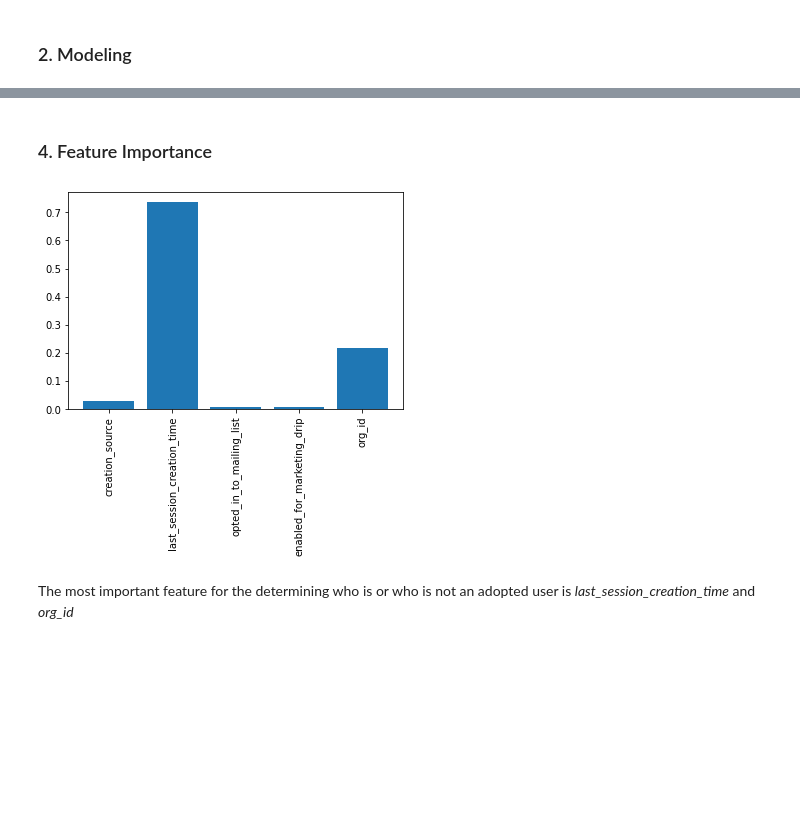
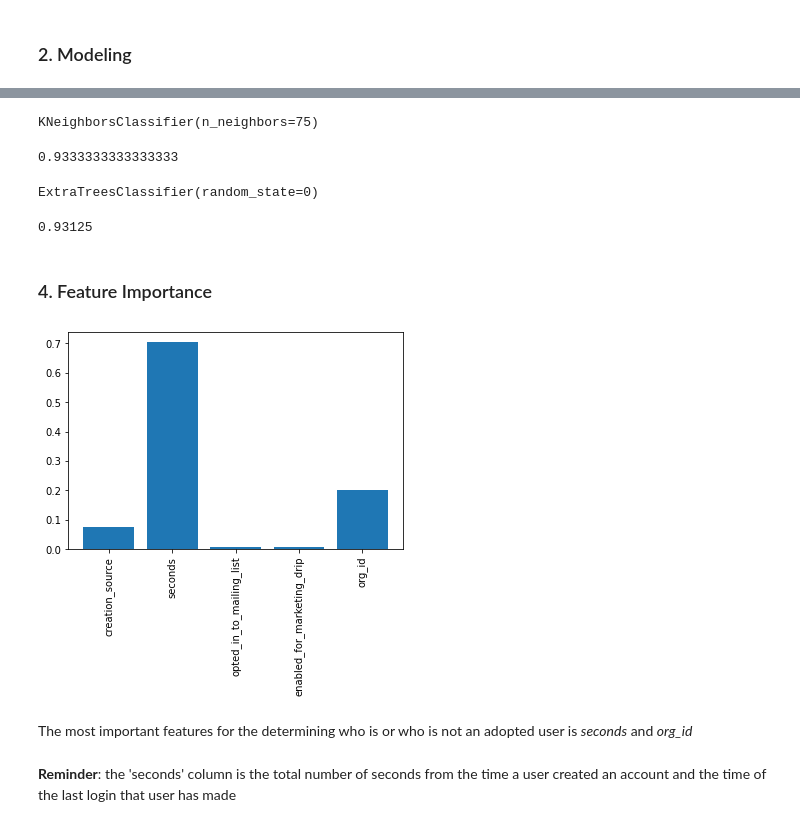
Before and after one commit to ursus123/relax_challenge, a Jupyter notebook: relax challenge.ipynb, the cells around one changed output, grey strips where cells are left out. Saved outputs shown, nothing was run; the diff lists cells and outputs as text; code cells hidden in the pictures; blank space fills up the shorter version.

```diff
--- a/relax challenge.ipynb
+++ b/relax challenge.ipynb
@@ -101,3 +110,6 @@ users['creation_source'].replace(['GUEST_INVITE', 'ORG_INVITE', 'SIGNUP', 'PERSO
+# %%
+#the number of seconds from time of creation to time of last login
+users['seconds']=users['last_session_creation_time']-users['creation_timestamp']
 # %%
 users.head()
 # %% [output]
@@ -108,7 +120,8 @@ users.head()
 | 3 | 4 | 2013-05-21 08:09:28 | Clausen Nicklas | NicklasSClausen@yahoo.com | 0 | 1.369210e+09 | ... |
 | 4 | 5 | 2013-01-17 10:14:20 | Raw Grace | GraceRaw@yahoo.com | 0 | 1.358850e+09 | ... |
 # %%
-X=users[['creation_source','last_session_creation_time', 'opted_in_to_mailing_list', 'enabled_for_marketing_drip', 'org_id']]
+# selecting features and the target
+X=users[['creation_source','seconds', 'opted_in_to_mailing_list', 'enabled_for_marketing_drip', 'org_id']]
 y=users['adopted']
 # %%
 # we split the dataset into the train/test datasets
@@ -135,9 +139,37 @@ array([0.0307524 , 0.73589415, 0.00699312, 0.00701838, 0.21934194])
+# %%
+#Training and Fitting the model
+model = KNeighborsClassifier(n_neighbors=75, p=2)
+model.fit(X_train, y_train)
+# %% [output]
+KNeighborsClassifier(n_neighbors=75)
+# %%
+#Predicting and Calculating the accuracy score
+y_pred=model.predict(X_test)
+print(accuracy_score(y_test,y_pred))
+## we can see a 93% accuracy score
+# %% [output]
+0.9333333333333333
+# %%
+# Since KNeighborsClassifier does not provide a way determine feature importance, we can use other algorithm that has almost the same accuracy score
+model1 = ExtraTreesClassifier(n_estimators=100, random_state=0, criterion='gini')
+model1.fit(X_train, y_train)
+# %% [output]
+ExtraTreesClassifier(random_state=0)
+# %%
+#Predicting and Calculating the accuracy score for the ExtraTreesClassifier
+y_pred1=model1.predict(X_test)
+print(accuracy_score(y_test,y_pred1))
+## we can see a 93% accuracy score
+# %% [output]
+0.93125
 # %% [markdown]
 ### 4. Feature Importance
 # %%
-plt.bar(x=X_train.columns, height=model.feature_importances_)
+plt.bar(x=X_train.columns, height=model1.feature_importances_)
 plt.xticks(rotation=90);
 # %% [output]
-[figure, old version]
+[figure, new version]
 # %% [markdown]
-The most important feature for the determining who is or who is not an adopted user is *last_session_creation_time* and *org_id*
+The most important features for the determining who is or who is not an adopted user is *seconds* and *org_id*
+# %% [markdown]
+**Reminder**: the 'seconds' column is the total number of seconds from the time a user created an account and the time of the last login that user has made
```
Also changed, not shown: parts of 7 cells of this notebook.
